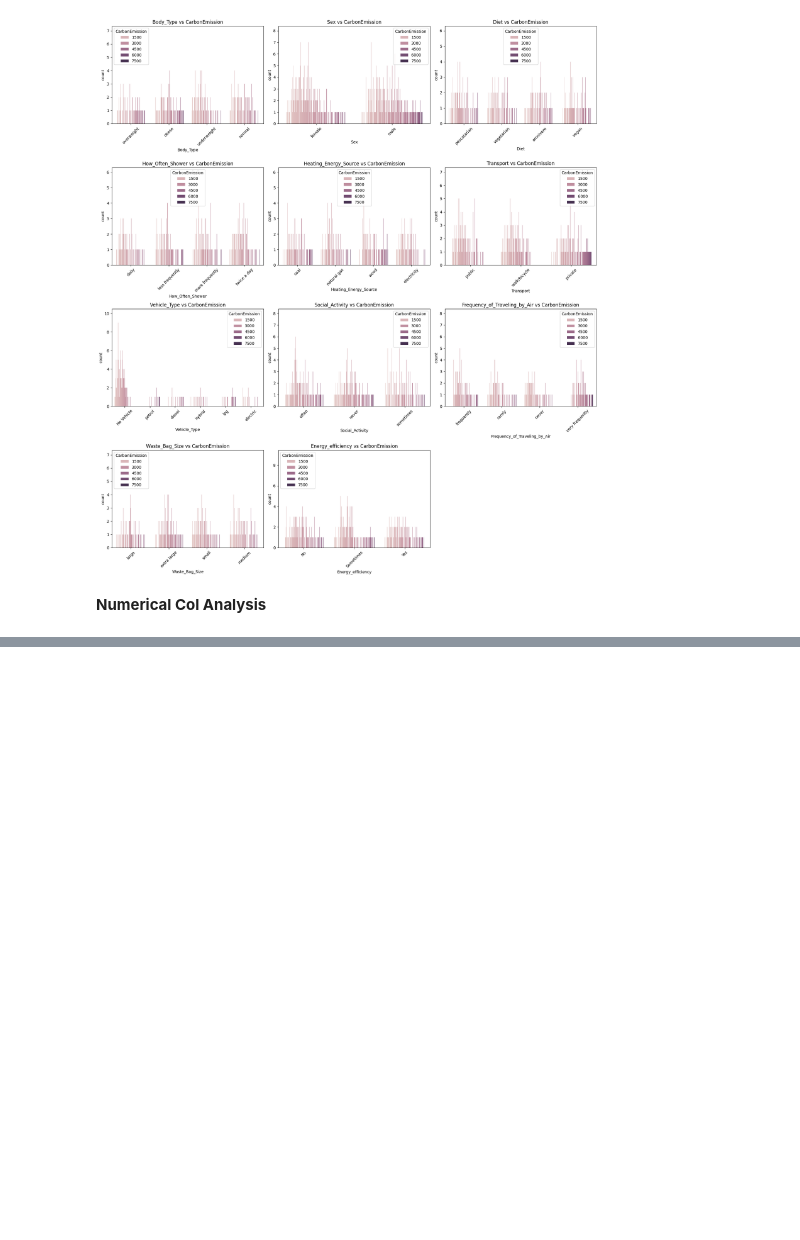
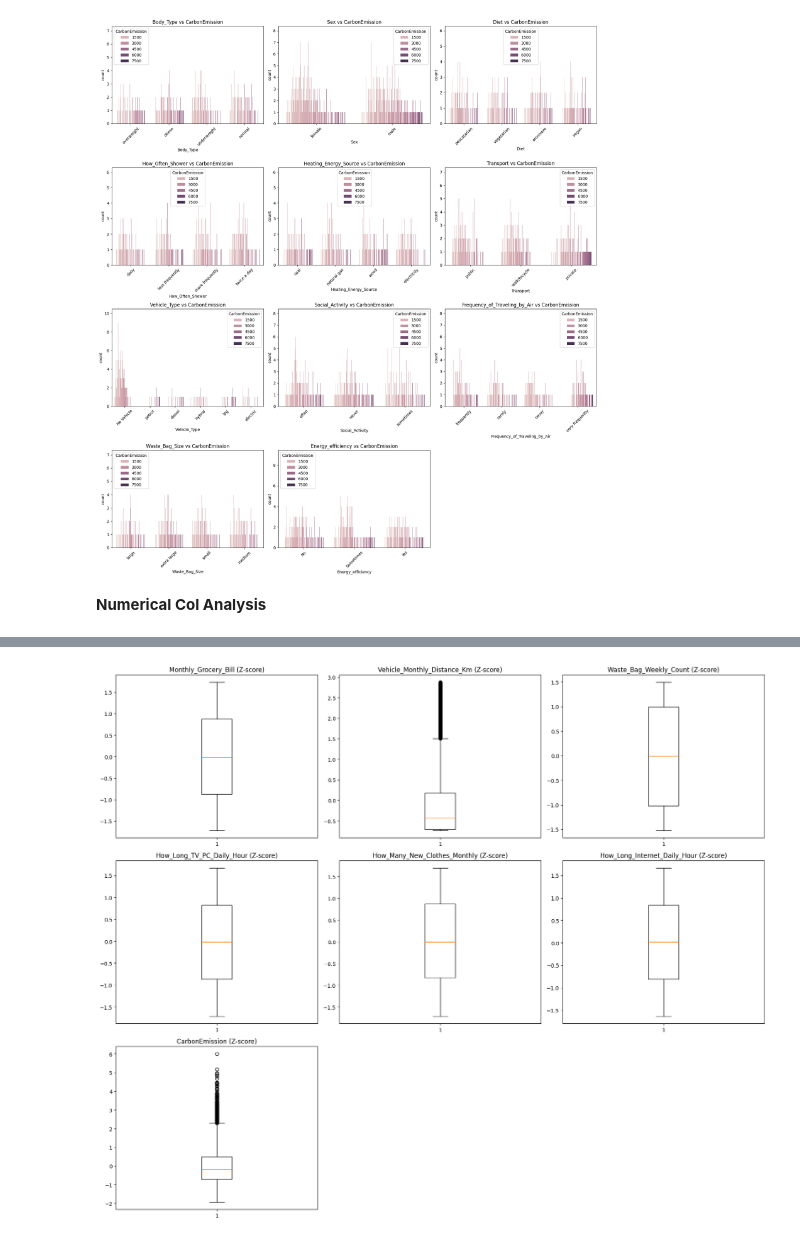
Before and after one commit to Dakshgupta25/CarbonWise, a Jupyter notebook: notebooks/carbonwise.ipynb, the cells around one changed output, grey strips where cells are left out. Cells and saved outputs as stored; diff of their text form; code cells hidden in the pictures; blank space fills up the shorter version.

```diff
--- a/notebooks/carbonwise.ipynb
+++ b/notebooks/carbonwise.ipynb
@@ -262,0 +351,16 @@ plt.show()
+# %%
+from scipy.stats import zscore
+
+df_z = df[num_cols].apply(zscore)
+
+plt.figure(figsize=(18, 5 * rows))
+
+for i, col in enumerate(num_cols, 1):
+    plt.subplot(rows, cols, i)
+    plt.boxplot(df_z[col])
+    plt.title(f"{col} (Z-score)")
+
+plt.tight_layout()
+plt.show()
+# %% [output]
+[figure, added]
```
Also changed, not shown: parts of 7 cells of this notebook.
